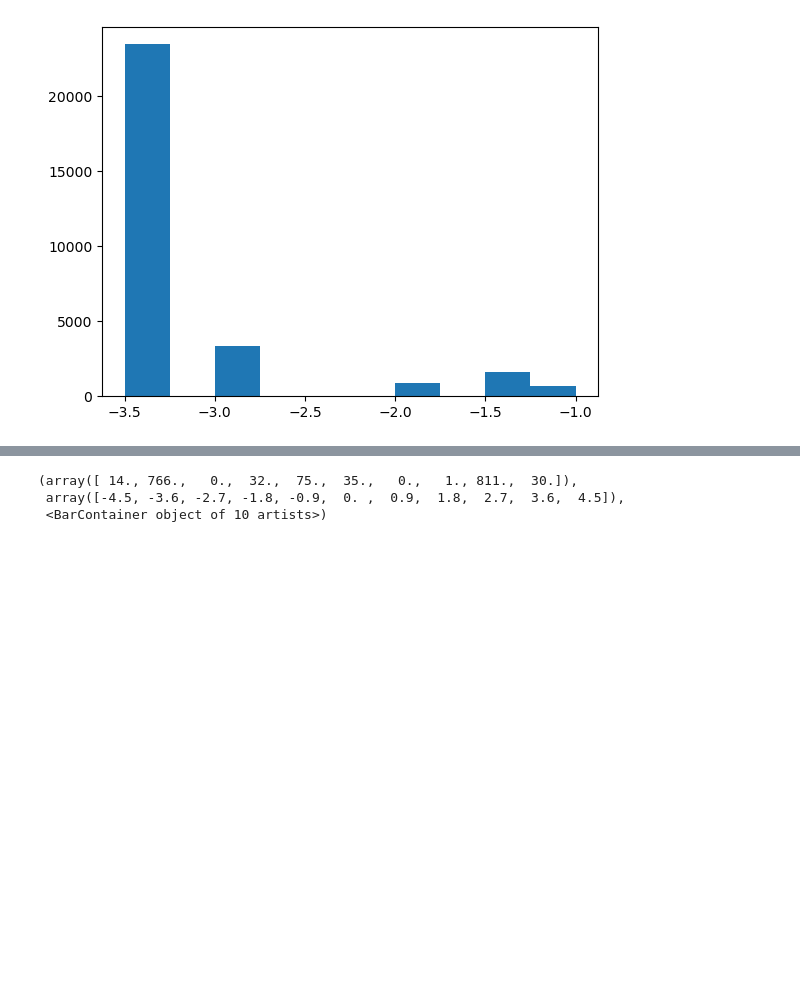
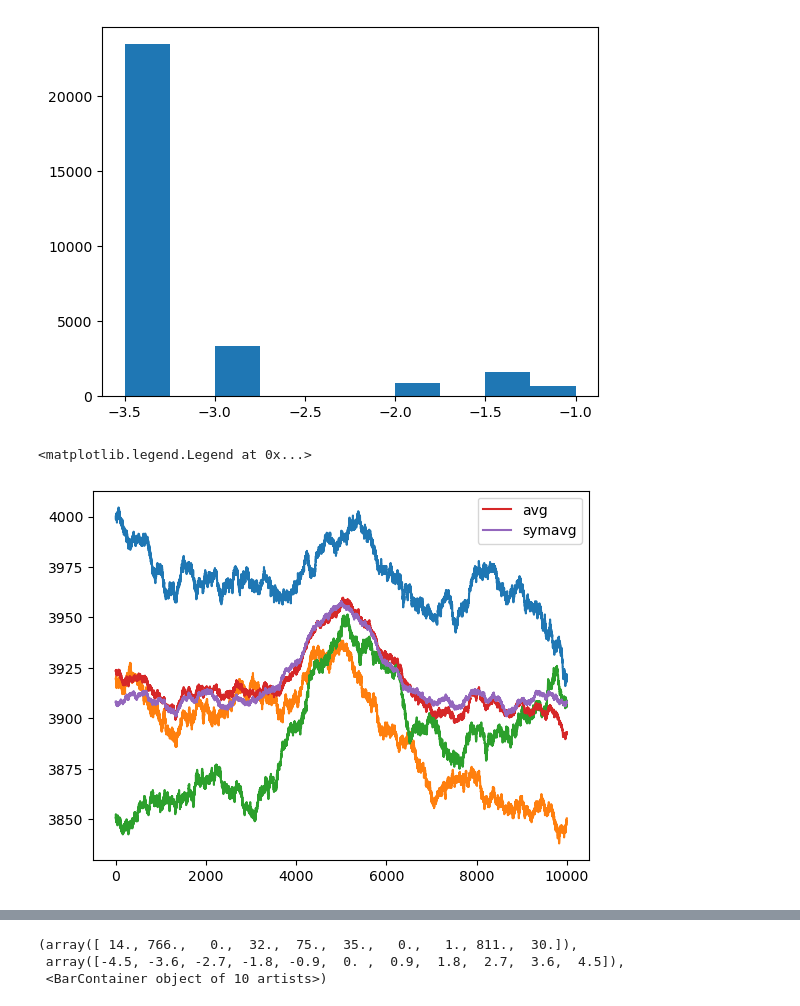
Before and after one commit to rzhan11/IMCTradingComp23, a Jupyter notebook: nbs/stats learning-round3.ipynb, the cells around one changed output, grey strips where cells are left out. Drawn from its saved outputs; the diff is of its cells as text; code cells hidden in the pictures; blank space fills up the shorter version.

```diff
--- a/nbs/stats learning-round3.ipynb
+++ b/nbs/stats learning-round3.ipynb
@@ -665,3 +815,25 @@ plt.show()
 # %% [output]
 [figure]
 [figure]
+# %%
+prices = berry_df["mid_price"]
+
+prices = pd.DataFrame({
+    "day1": prices.iloc[:10000].values,
+    "day2": prices.iloc[10000:20000].values,
+    "day3": prices.iloc[20000:].values,
+})
+
+prices["avg"] = prices[["day1", "day2", "day3"]].mean(axis=1)
+prices["symavg"] = (prices["avg"] + prices["avg"].to_numpy()[::-1]) / 2
+
+plt.plot(prices["day1"])
+plt.plot(prices["day2"])
+plt.plot(prices["day3"])
+plt.plot(prices["avg"], label="avg")
+plt.plot(prices["symavg"], label="symavg")
+
+plt.legend()
+# %% [output]
+<matplotlib.legend.Legend at 0x...>
+[figure, added]
```
Also changed, not shown: parts of 32 cells of this notebook, 5 other files.
